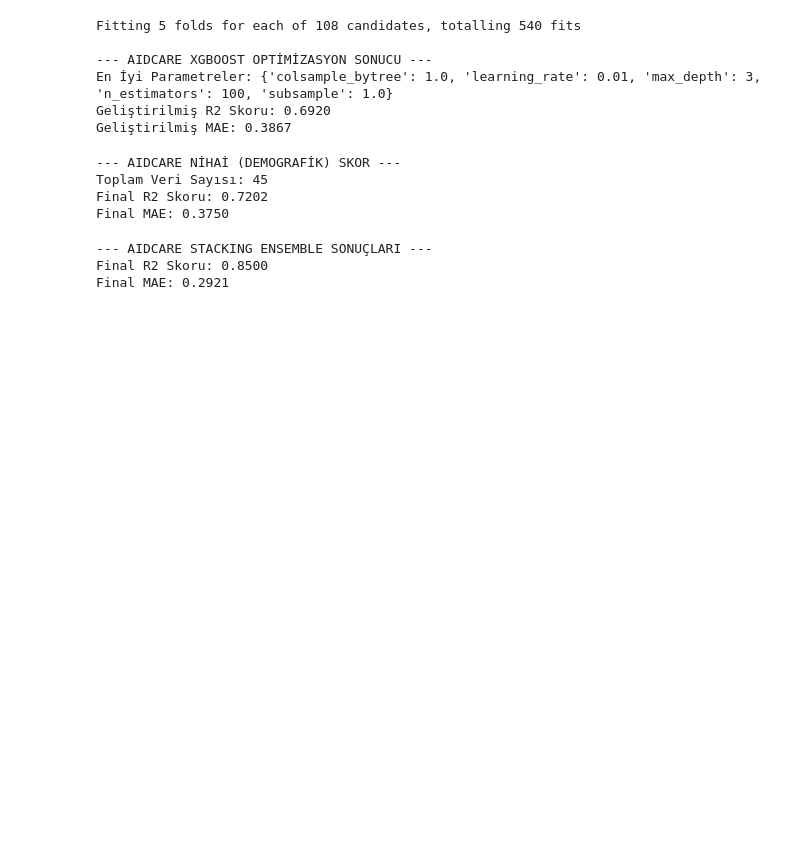
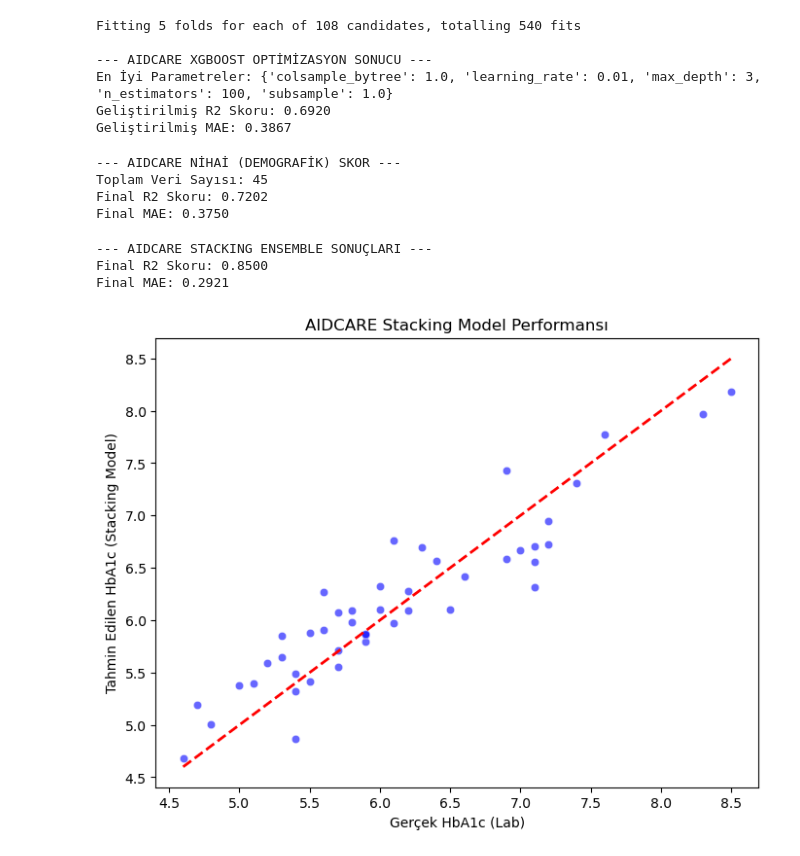
Before and after one commit to alican41/HbA1c-AIDCARE, a Jupyter notebook: hba1c_prediction_model_cgm.ipynb, the cells around one changed output. Cells and saved outputs as stored; diff of their text form; code cells hidden in the pictures; blank space fills up the shorter version.

```diff
--- a/hba1c_prediction_model_cgm.ipynb
+++ b/hba1c_prediction_model_cgm.ipynb
@@ -1266,3 +1272,16 @@ print(f"Final MAE: {mean_absolute_error(y_ext, y_stack_pred):.4f}")
 --- AIDCARE STACKING ENSEMBLE SONUÇLARI ---
 Final R2 Skoru: 0.8500
 Final MAE: 0.2921
+# %%
+import matplotlib.pyplot as plt
+import seaborn as sns
+# 1. Gerçek vs Tahmin Grafiği
+plt.figure(figsize=(8, 6))
+sns.scatterplot(x=y_ext, y=y_stack_pred, color='blue', alpha=0.6)
+plt.plot([y_ext.min(), y_ext.max()], [y_ext.min(), y_ext.max()], 'r--', lw=2)
+plt.xlabel('Gerçek HbA1c (Lab)')
+plt.ylabel('Tahmin Edilen HbA1c (Stacking Model)')
+plt.title('AIDCARE Stacking Model Performansı')
+plt.show()
+# %% [output]
+[figure, added]
```
Also changed, not shown: parts of 1 cell of this notebook.
